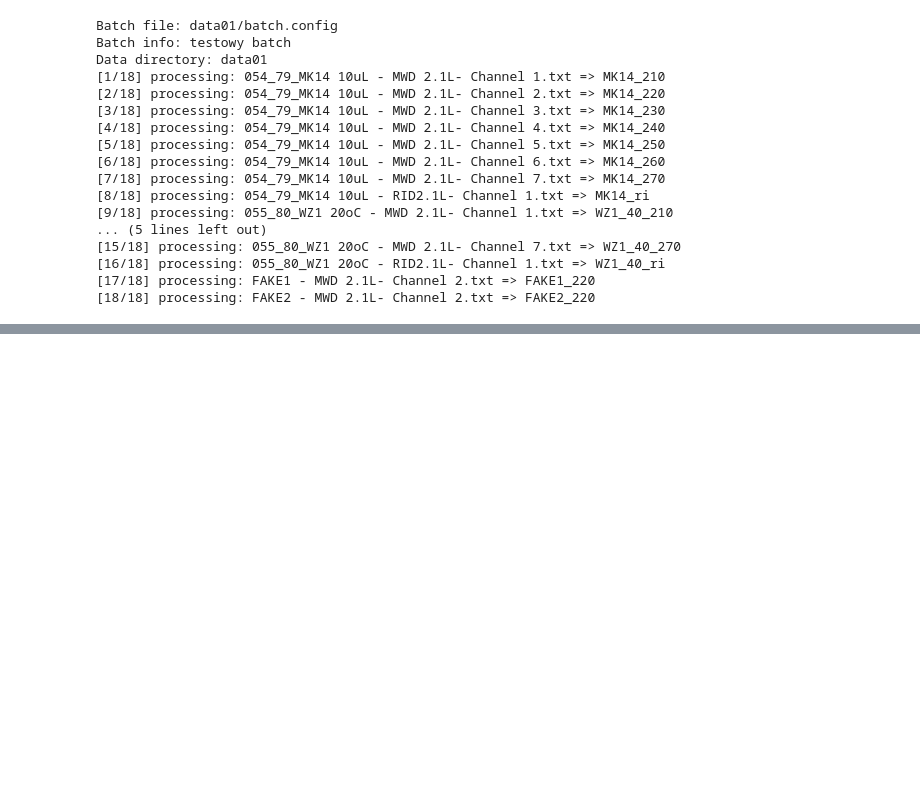
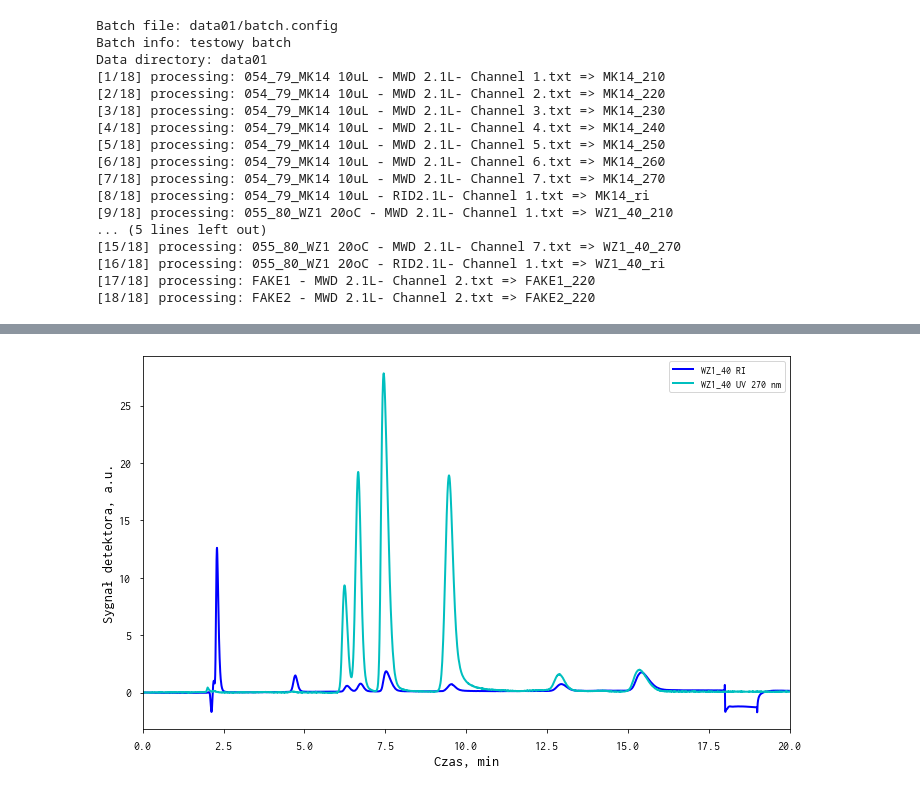
Before and after one commit to sbednarz/py4hplc, a Jupyter notebook: demo.ipynb, the cells around one changed output, grey strips where cells are left out. Drawn from its saved outputs; the diff is of its cells as text; code cells hidden in the pictures; blank space fills up the shorter version.

```diff
--- a/demo.ipynb
+++ b/demo.ipynb
@@ -23,0 +74,14 @@ Data directory: data01
+# %%
+plt.figure(figsize=(10,6))
+plt.plot(b.WZ1_40_ri.t, b.WZ1_40_ri.s, label=b.WZ1_40_ri.l)
+plt.plot(b.WZ1_40_270.t, b.WZ1_40_270.s, label=b.WZ1_40_270.l)
+plt.legend()
+plt.xlim(0,20)
+#plt.ylim(0,20)
+plt.xlabel('Czas, min')
+plt.ylabel('Sygnał detektora, a.u.')
+#plt.title("Chromatogram wzorca ...")
+plt.tight_layout()
+plt.savefig('ch1.png', dpi=300)
+# %% [output]
+[figure, added]
```
Also changed, not shown: parts of 3 cells of this notebook.
